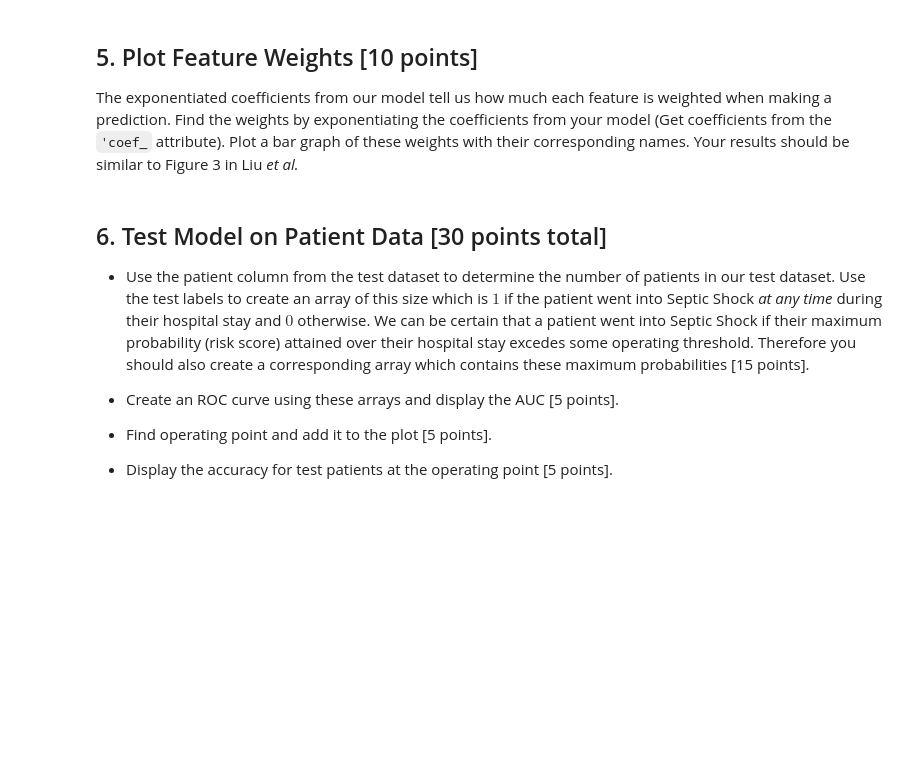
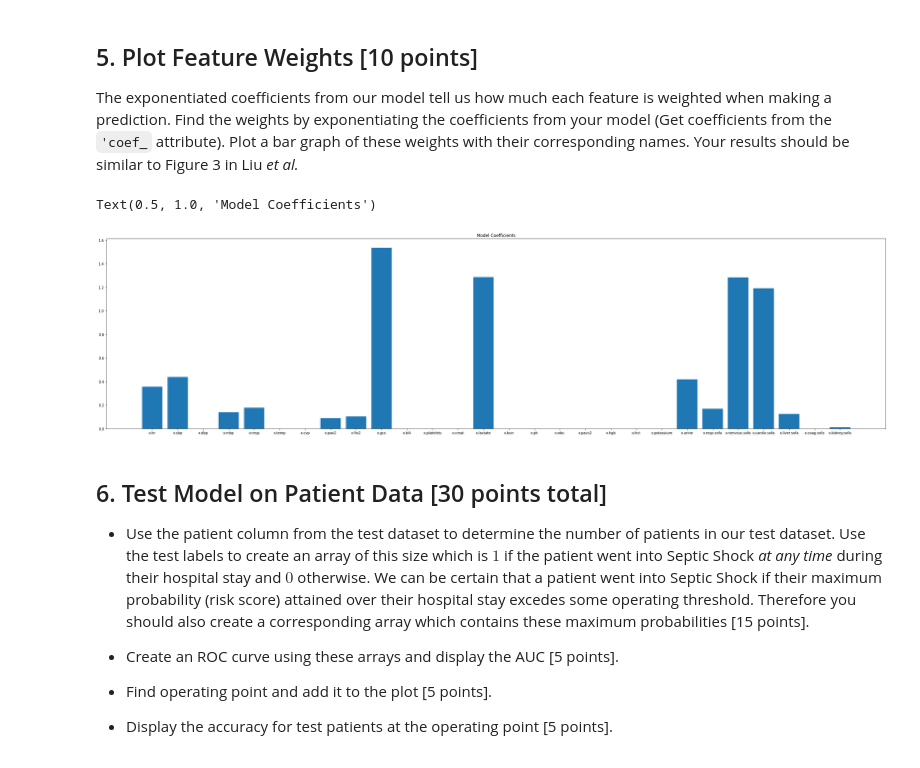
Before and after one commit to pdijour/Septic_Shock, a Jupyter notebook: lab3.ipynb, the cells around one changed output. Drawn from its saved outputs; the diff is of its cells as text; code cells hidden in the pictures; blank space fills up the shorter version.

```diff
--- a/lab3.ipynb
+++ b/lab3.ipynb
@@ -71,0 +142,32 @@ Write your code here
+# %%
+"""
+Write your code here
+"""
+
+optimal_a_lst = []
+# Loop through the KFolds
+kf = KFold(n_splits = 5, shuffle = True)
+for train_idx, test_idx in kf.split(Xtrain):
+  X_train_f = Xtrain[train_idx, :]
+  y_train_f = ytrain[train_idx]
+  # Loop through different alphas
+  auc_score_max = 0
+  for a in np.linspace(0.01,0.1,5):
+    # Initialize SGD classifier
+    model = SGDClassifier(loss='log', penalty='l1', class_weight = 'balanced', alpha = a)
+    # Fit and predict
+    model.fit(X_train_f, y_train_f)
+    ypred_kf = model.predict_proba(Xtrain[test_idx, :])
+
+    # # Record ROC and AUC
+    fpr_kf, tpr_kf, thresholds = roc_curve(ytrain[test_idx], ypred_kf[:,1])
+    auc_score_kf = auc(fpr_kf, tpr_kf)
+    if auc_score_kf > auc_score_max:
+      print(auc_score_kf)
+      auc_score_max = auc_score_kf
+      optimal_a_ind = a
+  optimal_a_lst.append(optimal_a_ind)
+
+# Determine optimal alpha
+optimal_a = max(set(optimal_a_lst), key=optimal_a_lst.count)
+print(optimal_a)
@@ -85,9 +236,18 @@ The exponentiated coefficients from our model tell us how much each feature is w
 # %%
 featureNames = traindata.iloc[:,1:29].keys() # Names of features
 
 """
 Write your code here
 """
+
+coeffs = np.absolute(model.coef_[0])
+
+plt.figure(figsize=(40,10))
+plt.bar(featureNames, coeffs)
+plt.title('Model Coefficients')
+# %% [output]
+Text(0.5, 1.0, 'Model Coefficients')
+[figure, added]
 # %% [markdown]
 ## 6. Test Model on Patient Data [30 points total]
  * Use the patient column from the test dataset to determine the number of patients in our test dataset.  Use the test labels to create an array of this size which is $1$ if the patient went into Septic Shock *at any time* during their hospital stay and $0$ otherwise.  We can be certain that a patient went into Septic Shock if their maximum probability (risk score) attained over their hospital stay excedes some operating threshold.  Therefore you should also create a corresponding array which contains these maximum probabilities [15 points].
```
Also changed, not shown: parts of 13 cells of this notebook.
